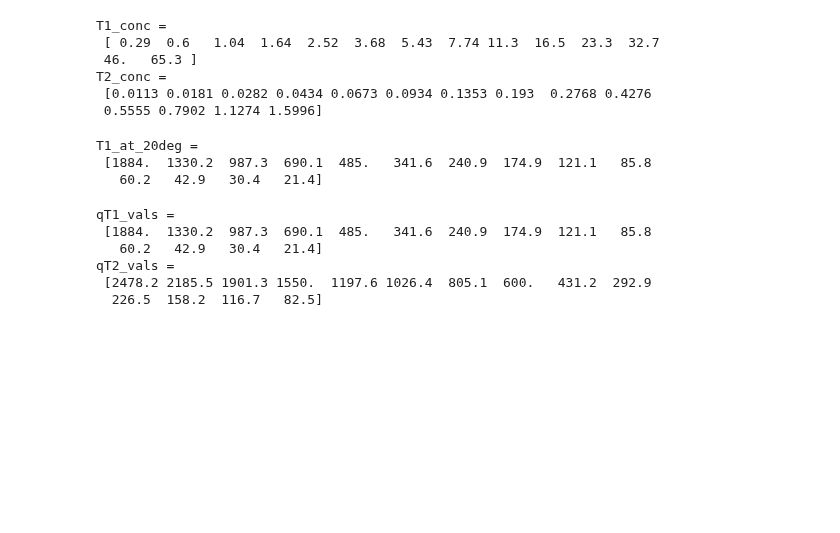
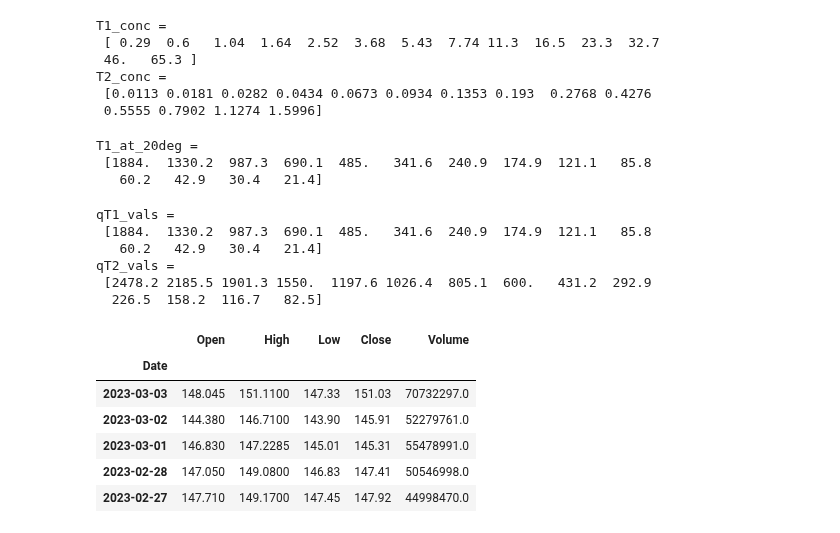
Before and after one commit to UNITY-Physics/fw-ghostStats, a Jupyter notebook: dev_funs.ipynb, the cells around one changed output. Saved outputs shown, nothing was run; the diff lists cells and outputs as text; code cells hidden in the pictures; blank space fills up the shorter version.

```diff
--- a/dev_funs.ipynb
+++ b/dev_funs.ipynb
@@ -407,3 +407,17 @@ process_all(my_swoop_fname, contrast, output_basename, output_dir)
 
 # # Will be a useful function
 # save_seg(T1_seg, filename)
+# %%
+import pandas_datareader as web
+
+# Get the data for the stock AAPL
+stock_data = web.stooq.StooqDailyReader('AAPL', '01/01/2020').read()
+stock_data.head()
+# %% [output]
+|  | Open | High | Low | Close | Volume |
+| Date |  |  |  |  |  |
+| 2023-03-03 | 148.045 | 151.1100 | 147.33 | 151.03 | 70732297.0 |
+| 2023-03-02 | 144.380 | 146.7100 | 143.90 | 145.91 | 52279761.0 |
+| 2023-03-01 | 146.830 | 147.2285 | 145.01 | 145.31 | 55478991.0 |
+| 2023-02-28 | 147.050 | 149.0800 | 146.83 | 147.41 | 50546998.0 |
+| 2023-02-27 | 147.710 | 149.1700 | 147.45 | 147.92 | 44998470.0 |
```
Also changed, not shown: 1 other file.
